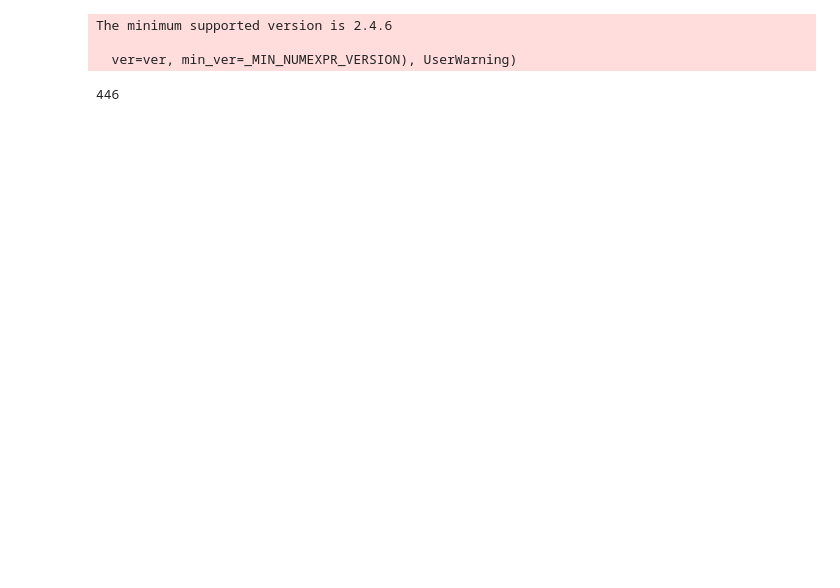
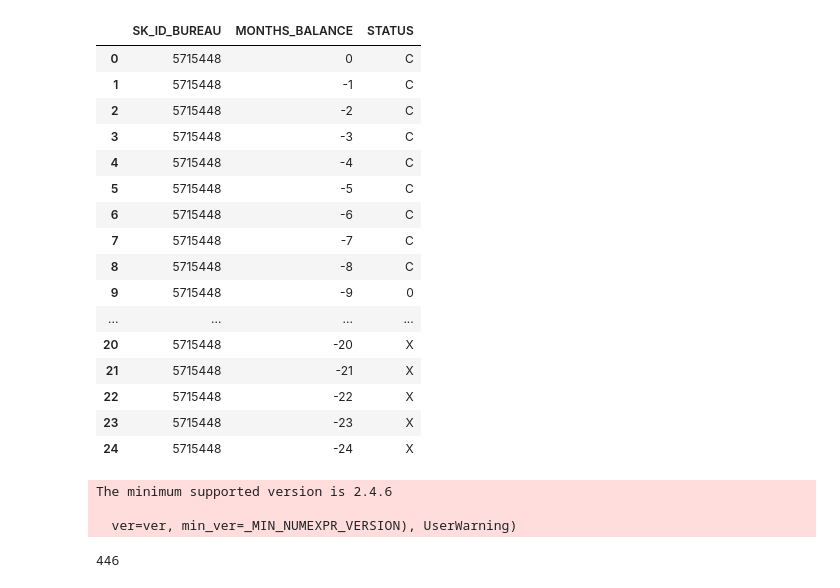
Before and after one commit to mtodisco10/home-credit-default-risk, a Jupyter notebook: home_credit_default_scriptv2.ipynb, the cells around one changed output. Saved outputs shown, nothing was run; the diff lists cells and outputs as text; code cells hidden in the pictures; blank space fills up the shorter version.

```diff
--- a/home_credit_default_scriptv2.ipynb
+++ b/home_credit_default_scriptv2.ipynb
@@ -20,6 +20,27 @@ prev_app_data = pd.read_csv('dataFiles/previous_application.csv')
 pos_cash_balance_data = pd.read_csv('dataFiles/POS_CASH_balance.csv')
 installments_data = pd.read_csv('dataFiles/installments_payments.csv')
 cc_data = pd.read_csv('dataFiles/credit_card_balance.csv')
+# %%
+#### Bureau Balance ####
+bureau_balance_data.head(25)
+# %% [output]
+|  | SK_ID_BUREAU | MONTHS_BALANCE | STATUS |
+| 0 | 5715448 | 0 | C |
+| 1 | 5715448 | -1 | C |
+| 2 | 5715448 | -2 | C |
+| 3 | 5715448 | -3 | C |
+| 4 | 5715448 | -4 | C |
+| 5 | 5715448 | -5 | C |
+| 6 | 5715448 | -6 | C |
+| 7 | 5715448 | -7 | C |
+| 8 | 5715448 | -8 | C |
+| 9 | 5715448 | -9 | 0 |
+| ... | ... | ... | ... |
+| 20 | 5715448 | -20 | X |
+| 21 | 5715448 | -21 | X |
+| 22 | 5715448 | -22 | X |
+| 23 | 5715448 | -23 | X |
+| 24 | 5715448 | -24 | X |
 # %%
 bureau_balance_data_grouped = pd.get_dummies(bureau_balance_data).groupby('SK_ID_BUREAU', as_index=False).agg({'STATUS_1':'count','MONTHS_BALANCE':min,\
                                                                                  'STATUS_C':sum,'STATUS_0':sum,'STATUS_X':sum})
```
Also changed, not shown: parts of 8 cells of this notebook.
